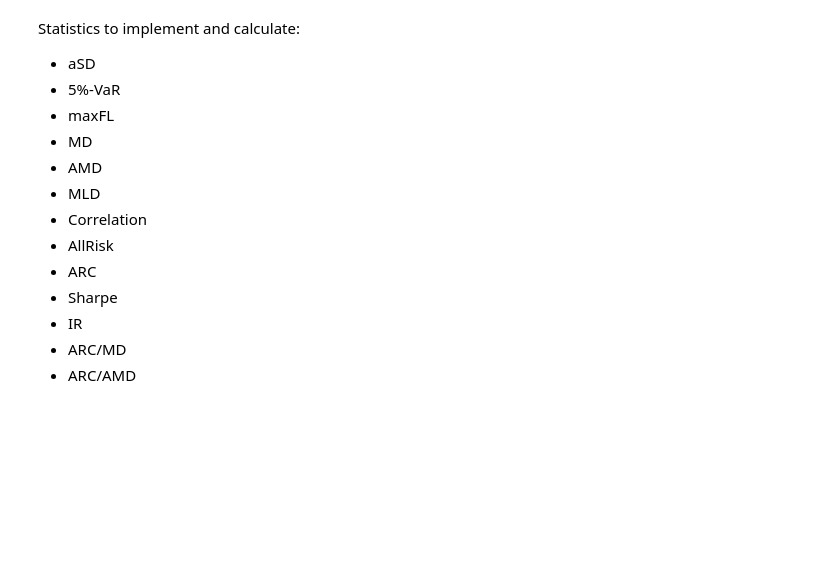
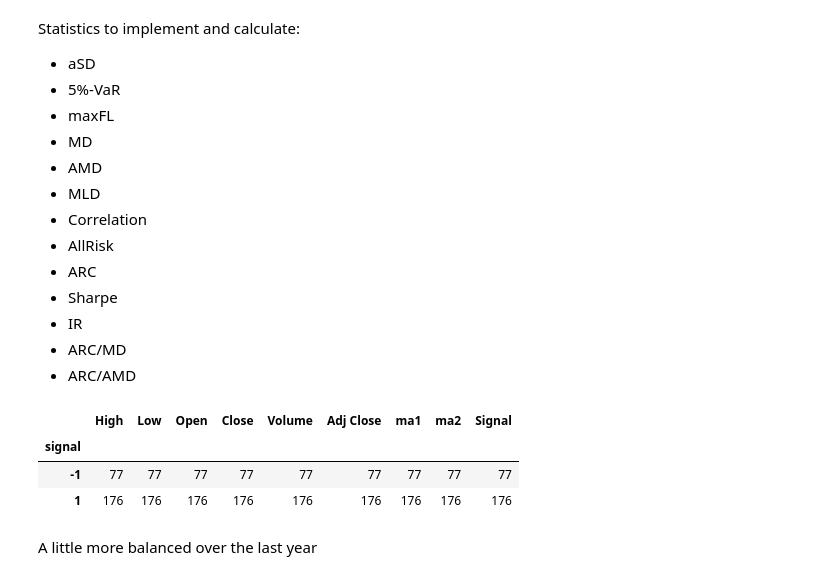
Before and after one commit to PanPip/Quant, a Jupyter notebook: Model_evaluation.ipynb, the cells around one changed output. Saved outputs shown, nothing was run; the diff lists cells and outputs as text; code cells hidden in the pictures; blank space fills up the shorter version.

```diff
--- a/Model_evaluation.ipynb
+++ b/Model_evaluation.ipynb
@@ -138,0 +166,11 @@ Statistics to implement and calculate:
+# %%
+# Looking at the signals during the last year:
+
+panel_data['2018-04-04':'2019-04-04'].groupby('signal').count()
+# %% [output]
+|  | High | Low | Open | Close | Volume | Adj Close | ma1 | ma2 | Signal |
+| signal |  |  |  |  |  |  |  |  |  |
+| -1 | 77 | 77 | 77 | 77 | 77 | 77 | 77 | 77 | 77 |
+| 1 | 176 | 176 | 176 | 176 | 176 | 176 | 176 | 176 | 176 |
+# %% [markdown]
+A little more balanced over the last year
```
Also changed, not shown: parts of 9 cells of this notebook.
